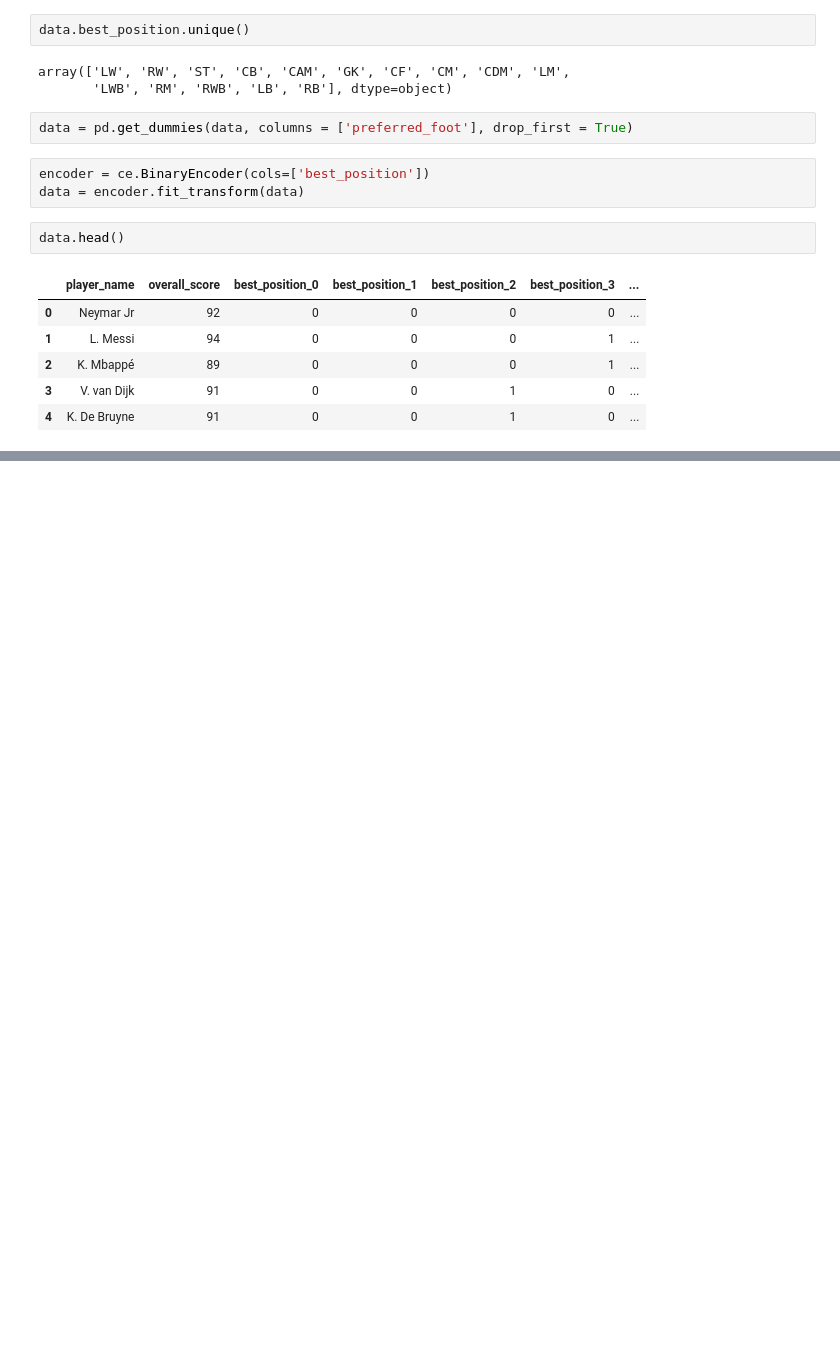
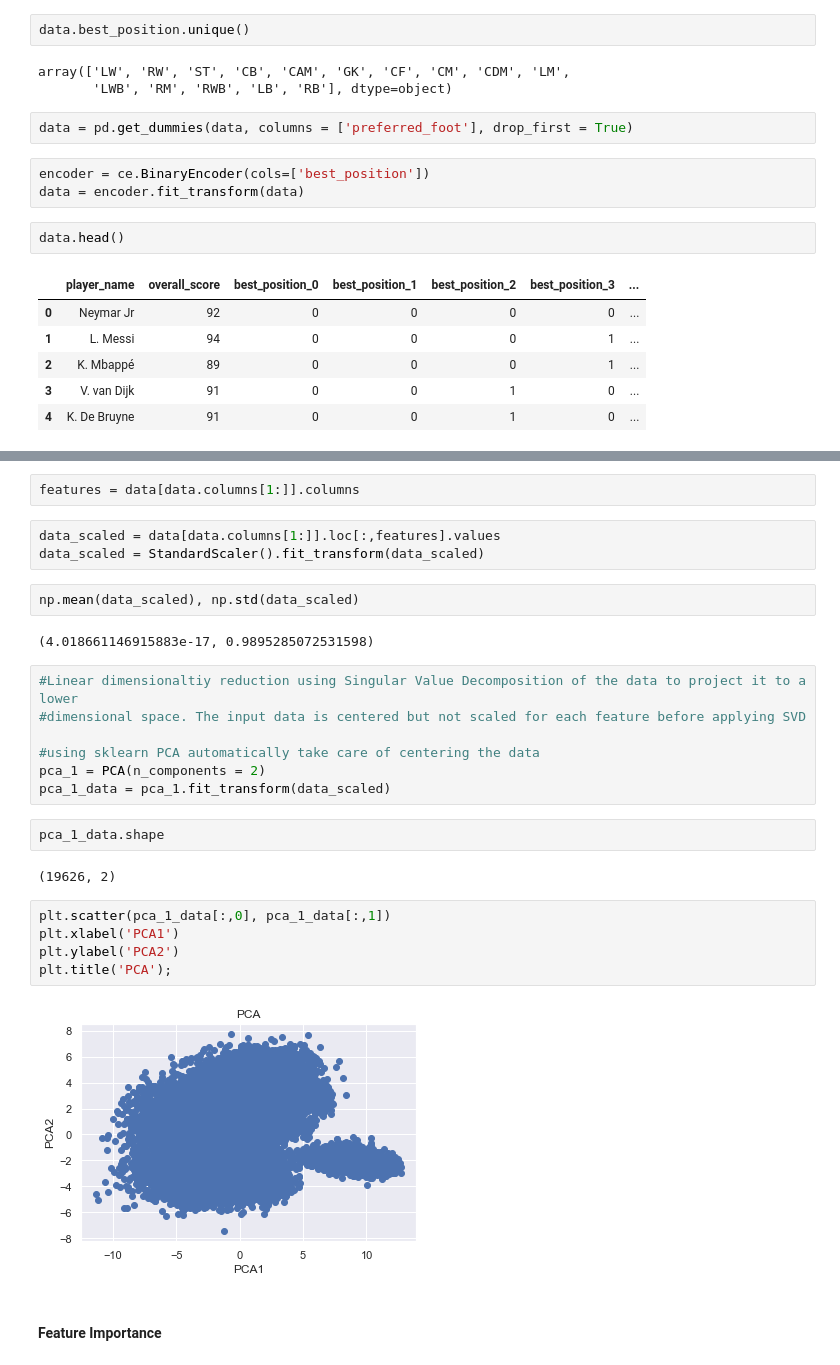
Before and after one commit to drexhepi/player_similarity, a Jupyter notebook: data_n_models.ipynb, the cells around one changed output, grey strips where cells are left out. Saved outputs shown, nothing was run; the diff lists cells and outputs as text; blank space fills up the shorter version.

```diff
--- a/data_n_models.ipynb
+++ b/data_n_models.ipynb
@@ -445,0 +470,29 @@ data.head()
+# %%
+features = data[data.columns[1:]].columns
+# %%
+data_scaled = data[data.columns[1:]].loc[:,features].values
+data_scaled = StandardScaler().fit_transform(data_scaled)
+# %%
+np.mean(data_scaled), np.std(data_scaled)
+# %% [output]
+(4.018661146915883e-17, 0.9895285072531598)
+# %%
+#Linear dimensionaltiy reduction using Singular Value Decomposition of the data to project it to a lower
+#dimensional space. The input data is centered but not scaled for each feature before applying SVD
+
+#using sklearn PCA automatically take care of centering the data
+pca_1 = PCA(n_components = 2)
+pca_1_data = pca_1.fit_transform(data_scaled)
+# %%
+pca_1_data.shape
+# %% [output]
+(19626, 2)
+# %%
+plt.scatter(pca_1_data[:,0], pca_1_data[:,1])
+plt.xlabel('PCA1')
+plt.ylabel('PCA2')
+plt.title('PCA');
+# %% [output]
+[figure, added]
+# %% [markdown]
+#### Feature Importance
```
Also changed, not shown: parts of 19 cells of this notebook.
